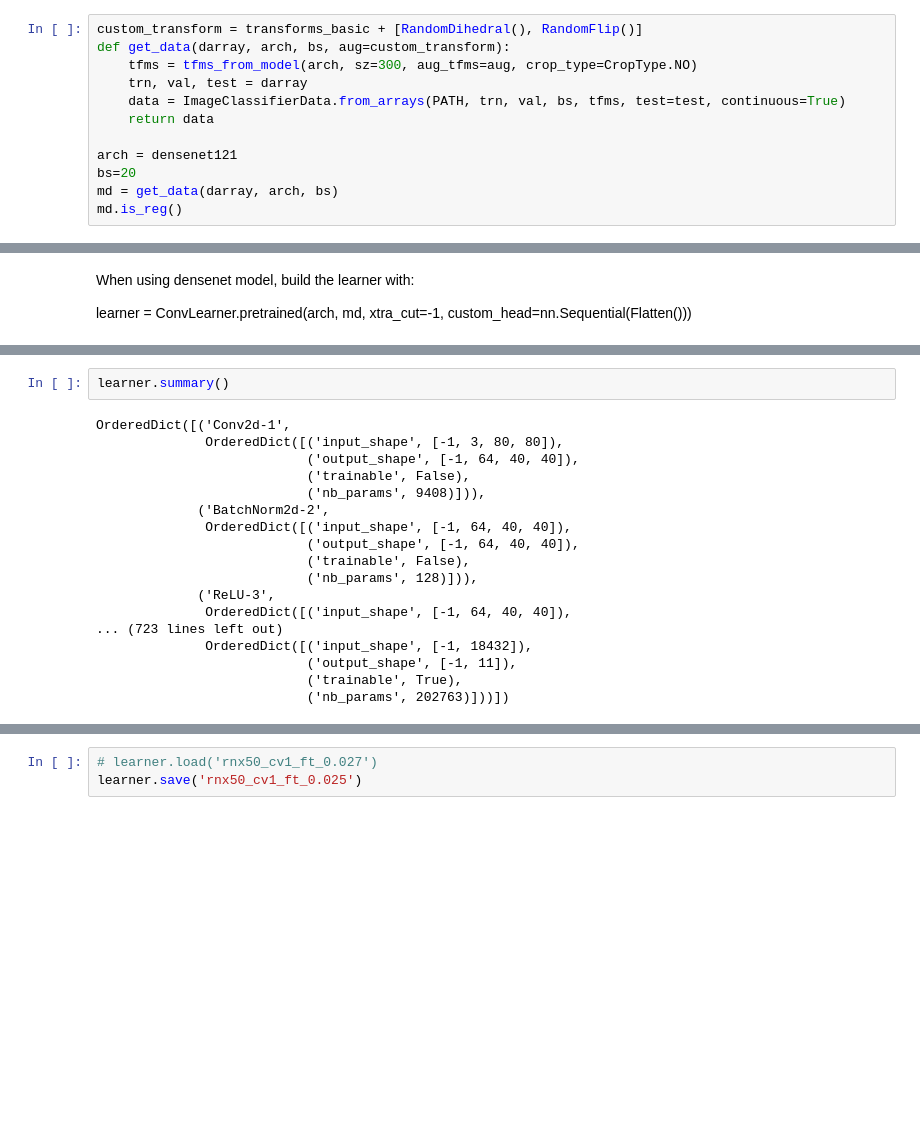
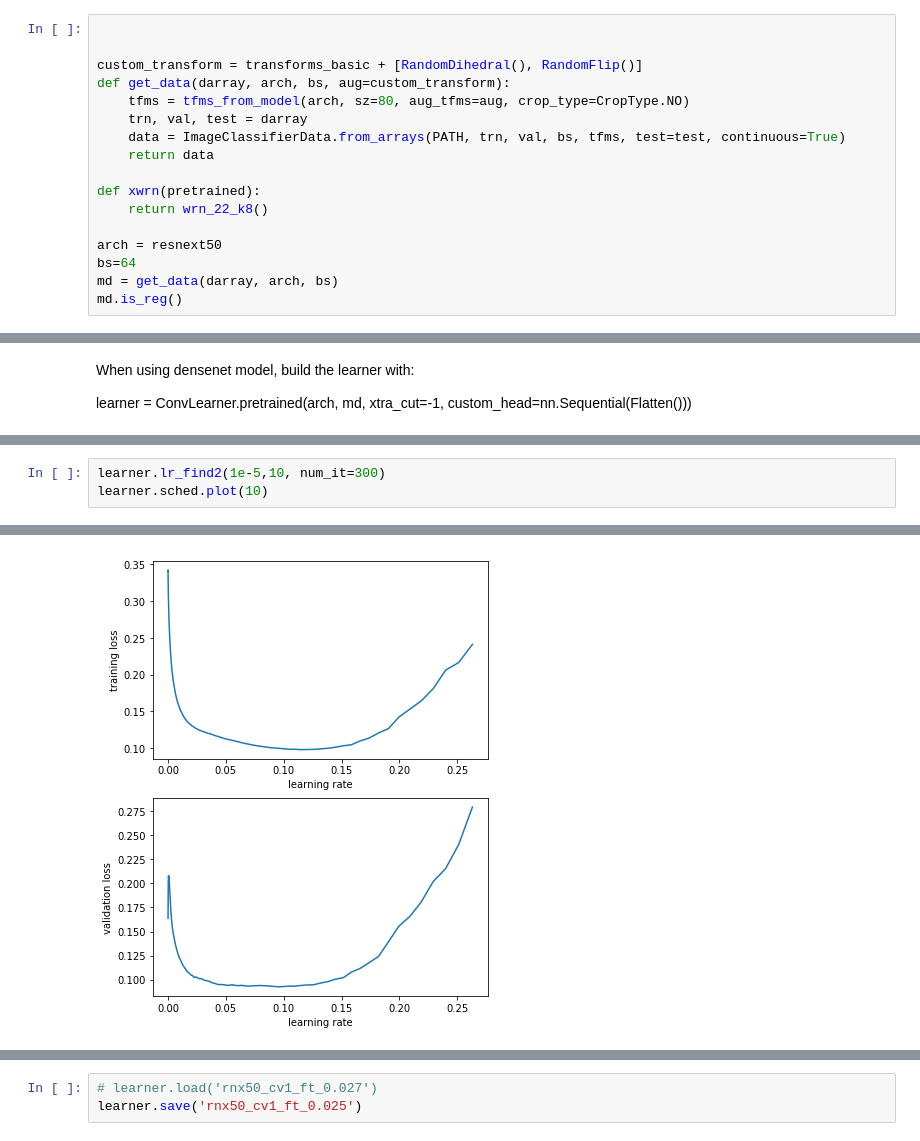
Before and after one commit to harrislin2018/LVQuan18, a Jupyter notebook: Main.ipynb, the cells around one changed output, grey strips where cells are left out. Cells and saved outputs as stored; diff of their text form; blank space fills up the shorter version.

```diff
--- a/Main.ipynb
+++ b/Main.ipynb
@@ -402,15 +394,20 @@ transforms_top_down, transforms_side_on
   <fastai.transforms.RandomLighting at 0x...>,
   <fastai.transforms.RandomFlip at 0x...>])
 # %%
+
+
 custom_transform = transforms_basic + [RandomDihedral(), RandomFlip()]
 def get_data(darray, arch, bs, aug=custom_transform):
-    tfms = tfms_from_model(arch, sz=300, aug_tfms=aug, crop_type=CropType.NO)
+    tfms = tfms_from_model(arch, sz=80, aug_tfms=aug, crop_type=CropType.NO)
     trn, val, test = darray
     data = ImageClassifierData.from_arrays(PATH, trn, val, bs, tfms, test=test, continuous=True)
     return data
 
-arch = densenet121
-bs=20
+def xwrn(pretrained):
+    return wrn_22_k8()
+
+arch = resnext50
+bs=64
 md = get_data(darray, arch, bs)
 md.is_reg()
 # %% [output]
@@ -461,23 +462,7 @@ head_reg11 = nn.Sequential(
 learner = ConvLearner.pretrained(arch, md, custom_head=head_reg11)
 learner.opt_fn = optim.Adam
 learner.crit = nn.L1Loss()
-# %%
-learner.summary()
-# %% [output]
-OrderedDict([('Conv2d-1',
-              OrderedDict([('input_shape', [-1, 3, 80, 80]),
-                           ('output_shape', [-1, 64, 40, 40]),
-                           ('trainable', False),
-                           ('nb_params', 9408)])),
-             ('BatchNorm2d-2',
-              OrderedDict([('input_shape', [-1, 64, 40, 40]),
-                           ('output_shape', [-1, 64, 40, 40]),
-                           ('trainable', False),
-                           ('nb_params', 128)])),
-             ('ReLU-3',
-              OrderedDict([('input_shape', [-1, 64, 40, 40]),
-... (723 lines left out)
-              OrderedDict([('input_shape', [-1, 18432]),
-                           ('output_shape', [-1, 11]),
-                           ('trainable', True),
-                           ('nb_params', 202763)]))])
+# %%
+learner.lr_find2(1e-5,10, num_it=300)
+learner.sched.plot(10)
+# %% [output]
@@ -483,0 +470 @@ OrderedDict([('Conv2d-1',
+[figure, added]
```
Also changed, not shown: parts of 34 cells of this notebook.
